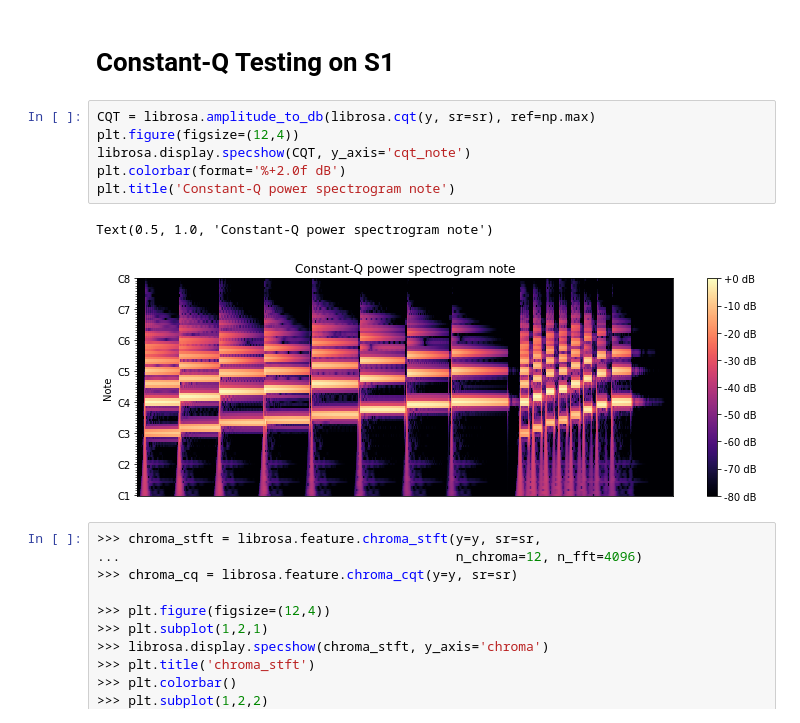
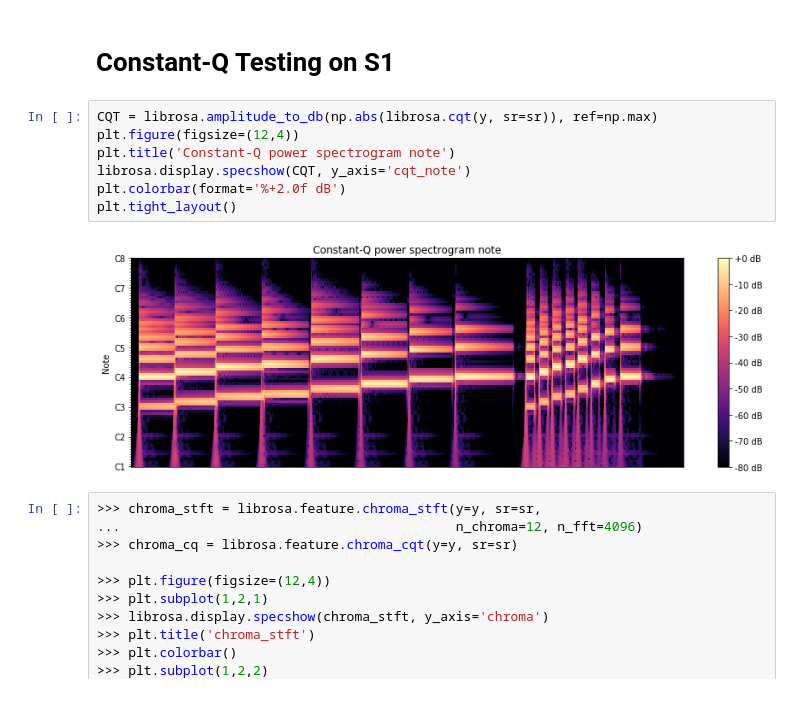
Before and after one commit to tukanuk/visualMIDIcompare, a Jupyter notebook: visualMIDIcompare.ipynb, the cells around one changed output. Drawn from its saved outputs; the diff is of its cells as text.

```diff
--- a/visualMIDIcompare.ipynb
+++ b/visualMIDIcompare.ipynb
@@ -152,14 +179,14 @@ plt.tight_layout()
 # %% [markdown]
 # Constant-Q Testing on S1
 # %%
-CQT = librosa.amplitude_to_db(librosa.cqt(y, sr=sr), ref=np.max)
+CQT = librosa.amplitude_to_db(np.abs(librosa.cqt(y, sr=sr)), ref=np.max)
 plt.figure(figsize=(12,4))
+plt.title('Constant-Q power spectrogram note')
 librosa.display.specshow(CQT, y_axis='cqt_note')
 plt.colorbar(format='%+2.0f dB')
-plt.title('Constant-Q power spectrogram note')
+plt.tight_layout()
 # %% [output]
-Text(0.5, 1.0, 'Constant-Q power spectrogram note')
-[figure, old version]
+[figure, new version]
 # %%
 >>> chroma_stft = librosa.feature.chroma_stft(y=y, sr=sr,
 ...                                           n_chroma=12, n_fft=4096)
```
Also changed, not shown: parts of 8 cells of this notebook, 1 other file.
